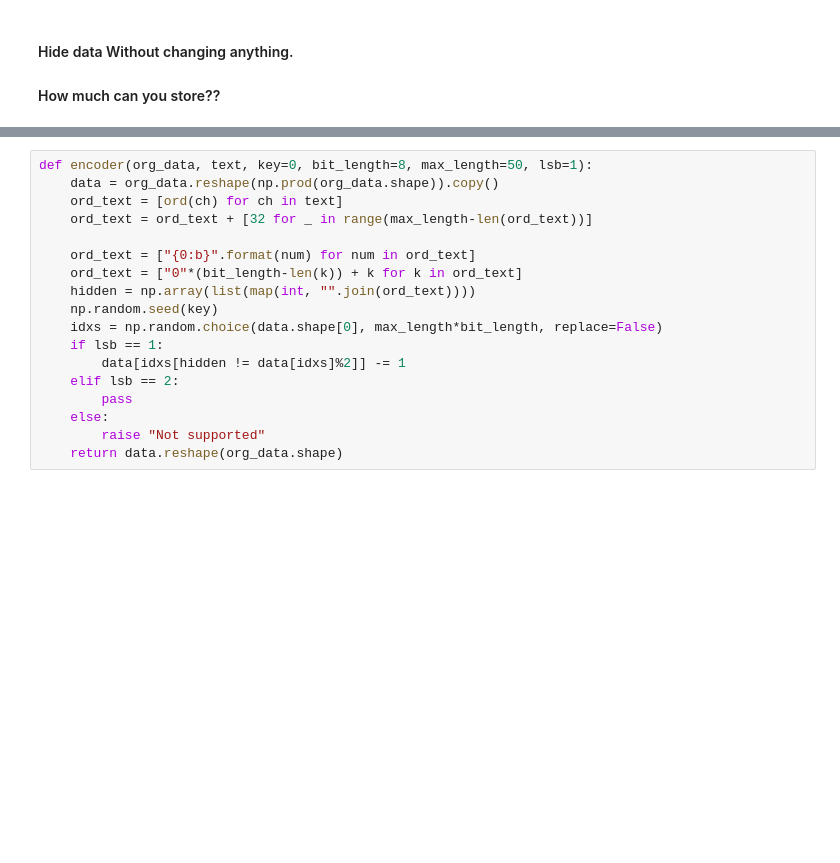
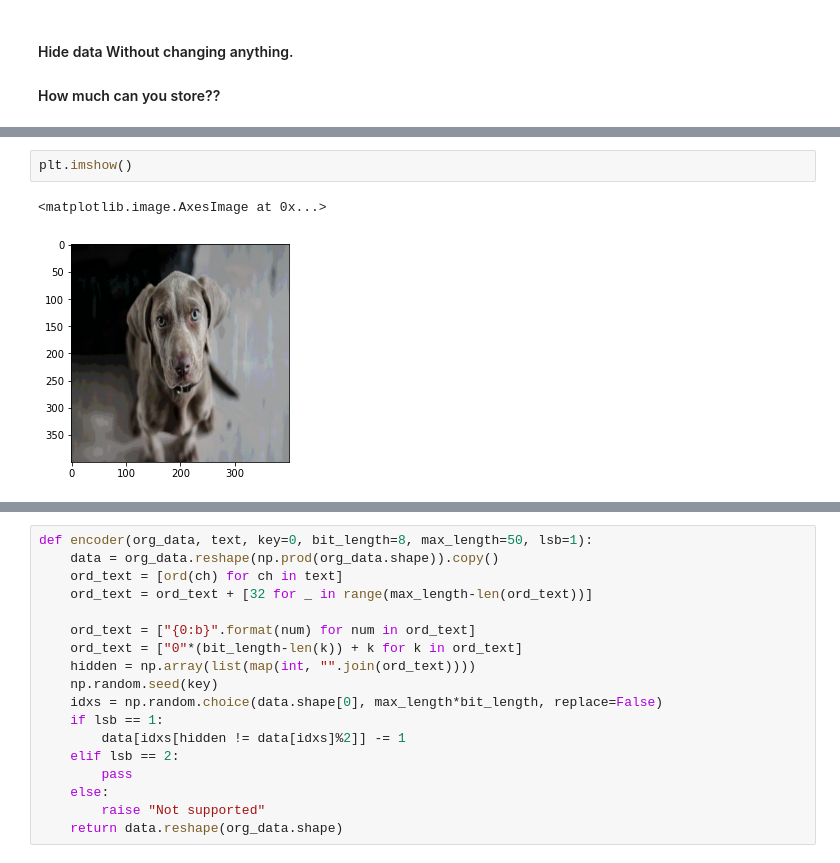
Before and after one commit to cihatceliker/hider, a Jupyter notebook: Untitled.ipynb, the cells around one changed output, grey strips where cells are left out. Drawn from its saved outputs; the diff is of its cells as text; blank space fills up the shorter version.

```diff
--- a/Untitled.ipynb
+++ b/Untitled.ipynb
@@ -12,0 +45,5 @@ TEXT = open("nb.ipynb", "r").read()#"be at 36.896891-30.713323 at 11:00:00 GMT"
+# %%
+plt.imshow()
+# %% [output]
+<matplotlib.image.AxesImage at 0x...>
+[figure, added]
```
Also changed, not shown: parts of 15 cells of this notebook, 5 other files.
